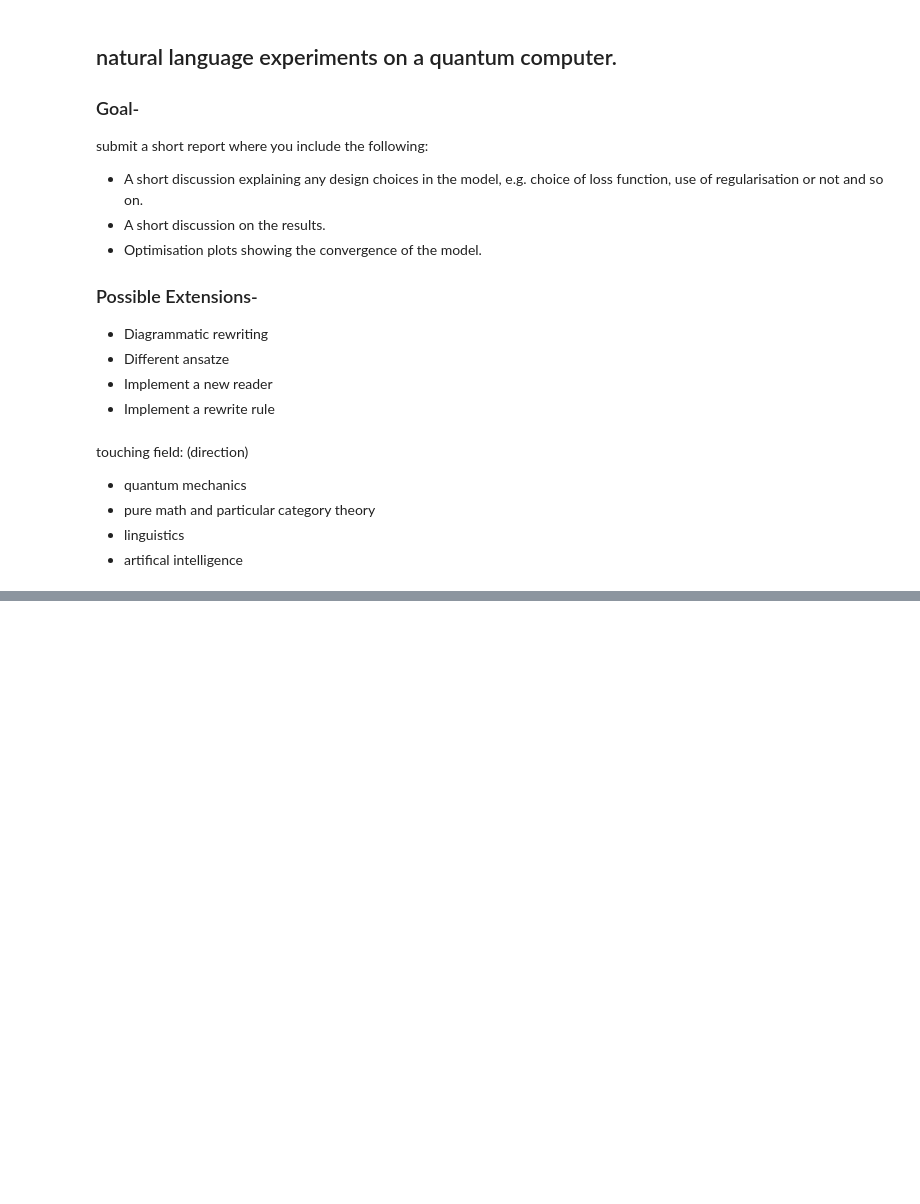
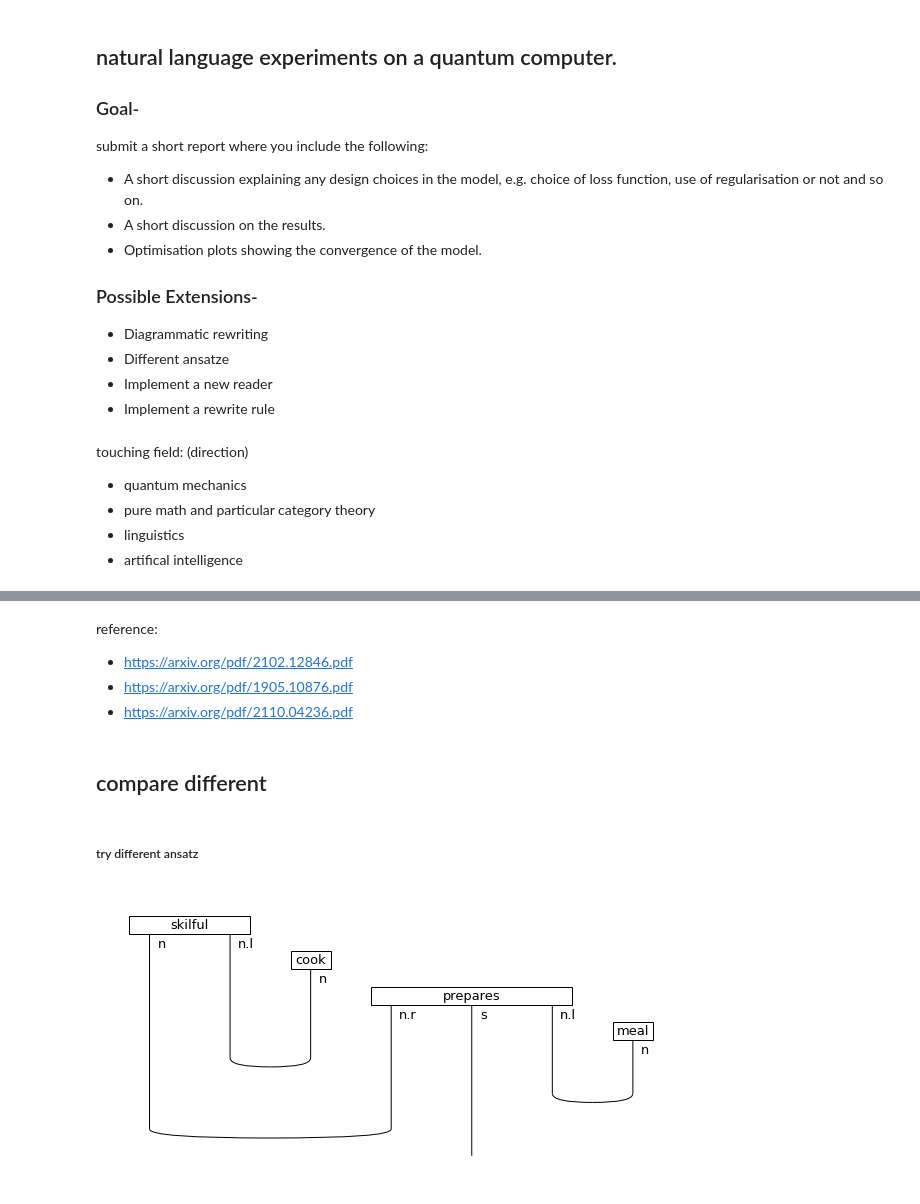
Before and after one commit to poig/Womanium_2022_challenge, a Jupyter notebook: lambeq/submission.ipynb, the cells around one changed output, grey strips where cells are left out. Cells and saved outputs as stored; diff of their text form; code cells hidden in the pictures; blank space fills up the shorter version.

```diff
--- a/lambeq/submission.ipynb
+++ b/lambeq/submission.ipynb
@@ -19,0 +24,7 @@ touching field: (direction)
+# %% [markdown]
+reference:
+- https://arxiv.org/pdf/2102.12846.pdf
+- https://arxiv.org/pdf/1905.10876.pdf
+- https://arxiv.org/pdf/2110.04236.pdf
+# %% [markdown]
+## compare different
@@ -19,0 +33,8 @@ touching field: (direction)
+# %% [markdown]
+##### try different ansatz
+# %%
+parser = BobcatParser(root_cats=('NP', 'N', 'S'), verbose='text')
+train_diagrams = parser.sentence2diagram('skilful cook prepares meal .', suppress_exceptions=True)
+train_diagrams.draw(figsize=(8,4), fontsize=13)
+# %% [output]
+[figure, added]
```
Also changed, not shown: parts of 56 cells of this notebook, 8 other files.
